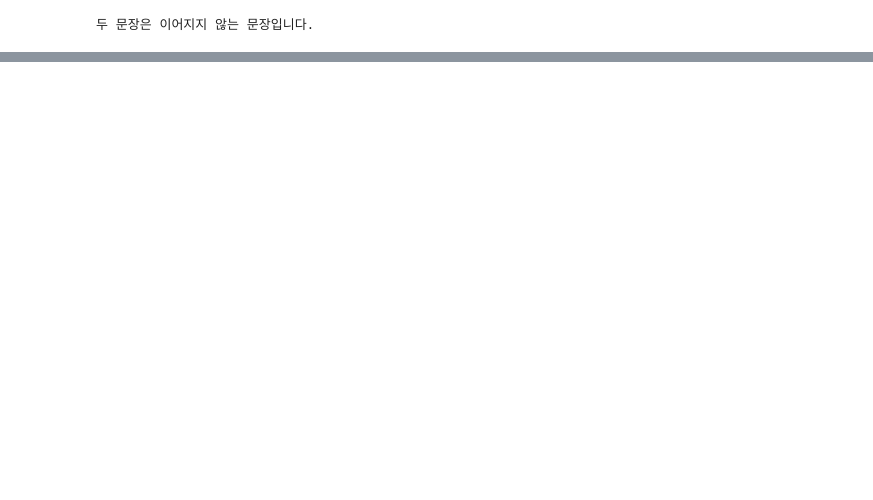
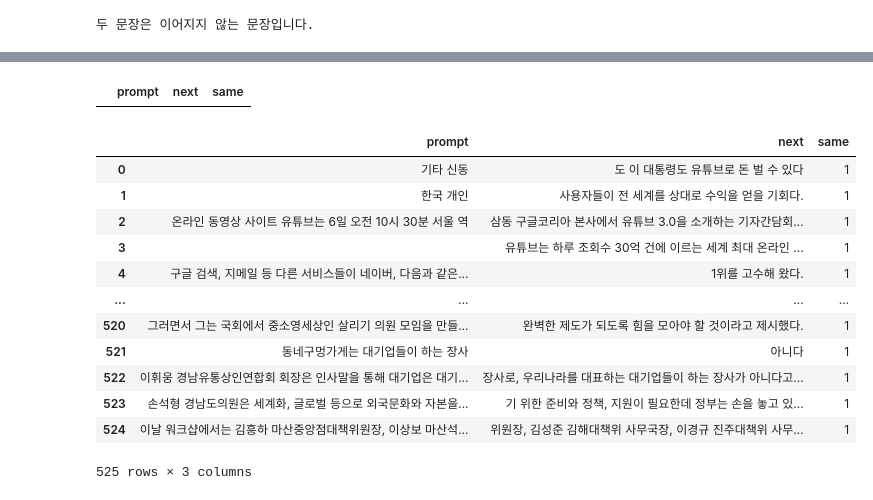
Before and after one commit to hwon-n/cp2, a Jupyter notebook: CP2_NSP.ipynb, the cells around one changed output, grey strips where cells are left out. Saved outputs shown, nothing was run; the diff lists cells and outputs as text; code cells hidden in the pictures; blank space fills up the shorter version.

```diff
--- a/CP2_NSP.ipynb
+++ b/CP2_NSP.ipynb
@@ -75,0 +111,10 @@ else:
+# %%
+process_dataset = []
+
+for sentences in dataset:
+  sentences = sentences[0]
+  sentences = sentences.translate(table)
+  sentences = sentences.split('\n')
+  process_dataset.extend(sentences)
+
+process_dataset
@@ -75,0 +139,42 @@ else:
+# %%
+# 너무 짧은 문장은 제거
+
+for sent in process_dataset:
+  # if len(sent) <= 5:
+  #   process_dataset.remove(sent)
+  if len(sent) <= 10:
+    process_dataset.remove(sent)
+# %%
+import pandas as pd
+
+split_sentence = pd.DataFrame(columns=['prompt', 'next', 'same'])
+split_sentence.head()
+# %% [output]
+|  | prompt | next | same |
+# %%
+from random import randint
+
+# 문장 분리
+
+index = 0
+
+for sent in process_dataset:
+  x = randint(0, len(sent)-1)
+  split_sentence.loc[index] = [sent[:x], sent[x:], 1]
+  index += 1
+
+split_sentence
+# %% [output]
+|  | prompt | next | same |
+| 0 | 기타 신동 | 도 이 대통령도 유튜브로 돈 벌 수 있다 | 1 |
+| 1 | 한국 개인 | 사용자들이 전 세계를 상대로 수익을 얻을 기회다. | 1 |
+| 2 | 온라인 동영상 사이트 유튜브는 6일 오전 10시 30분 서울 역 | 삼동 구글코리아 본사에서 유튜브 3.0을 소개하는 기자간담회... | 1 |
+| 3 |  | 유튜브는 하루 조회수 30억 건에 이르는 세계 최대 온라인 ... | 1 |
+| 4 | 구글 검색, 지메일 등 다른 서비스들이 네이버, 다음과 같은... | 1위를 고수해 왔다. | 1 |
+| ... | ... | ... | ... |
+| 520 | 그러면서 그는 국회에서 중소영세상인 살리기 의원 모임을 만들... | 완벽한 제도가 되도록 힘을 모아야 할 것이라고 제시했다. | 1 |
+| 521 | 동네구멍가게는 대기업들이 하는 장사 | 아니다 | 1 |
+| 522 | 이휘웅 경남유통상인연합회 회장은 인사말을 통해 대기업은 대기... | 장사로, 우리나라를 대표하는 대기업들이 하는 장사가 아니다고... | 1 |
+| 523 | 손석형 경남도의원은 세계화, 글로벌 등으로 외국문화와 자본을... | 기 위한 준비와 정책, 지원이 필요한데 정부는 손을 놓고 있... | 1 |
+| 524 | 이날 워크샵에서는 김흥하 마산중앙점대책위원장, 이상보 마산석... | 위원장, 김성준 김해대책위 사무국장, 이경규 진주대책위 사무... | 1 |
+525 rows × 3 columns
```
Also changed, not shown: parts of 11 cells of this notebook.
